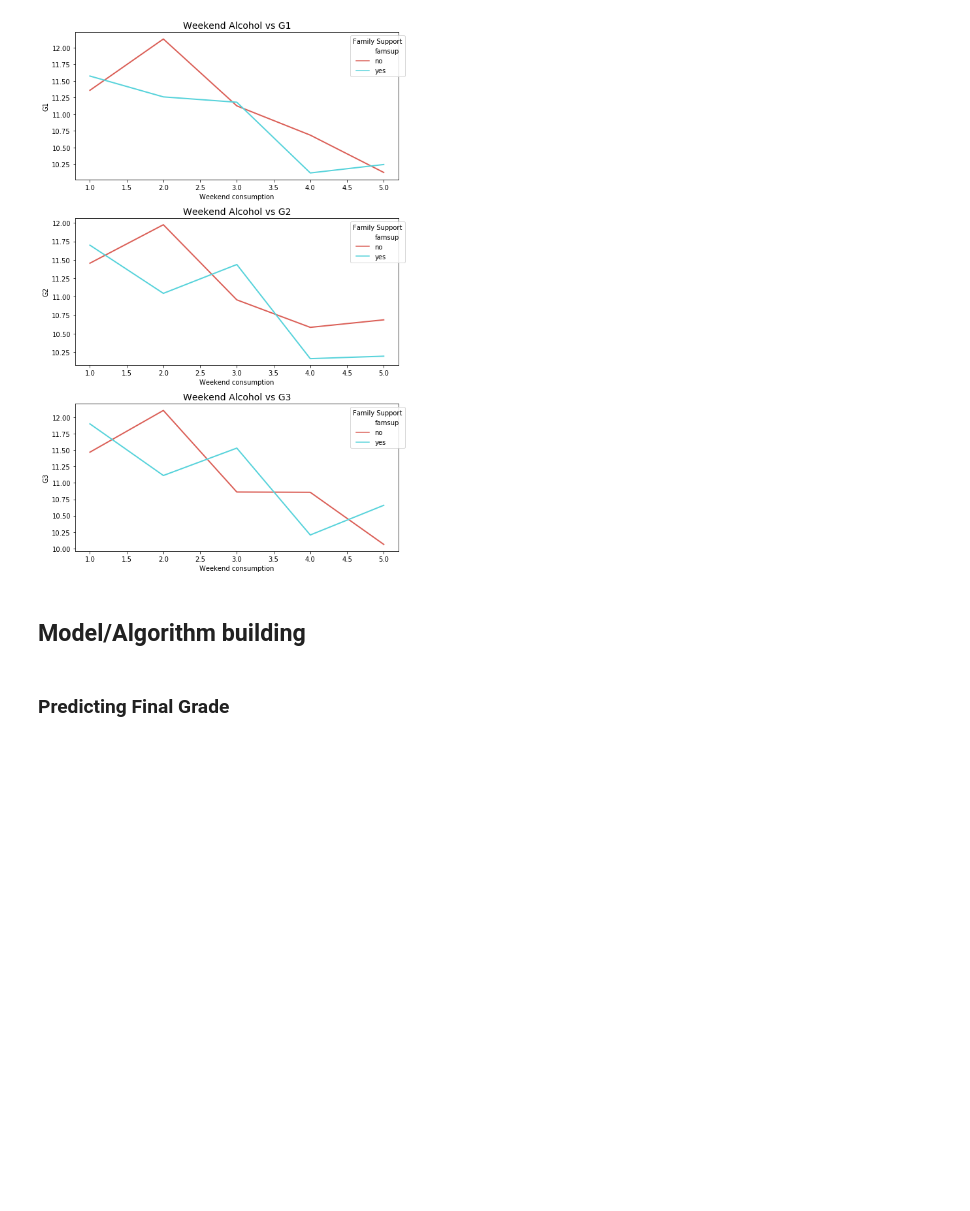
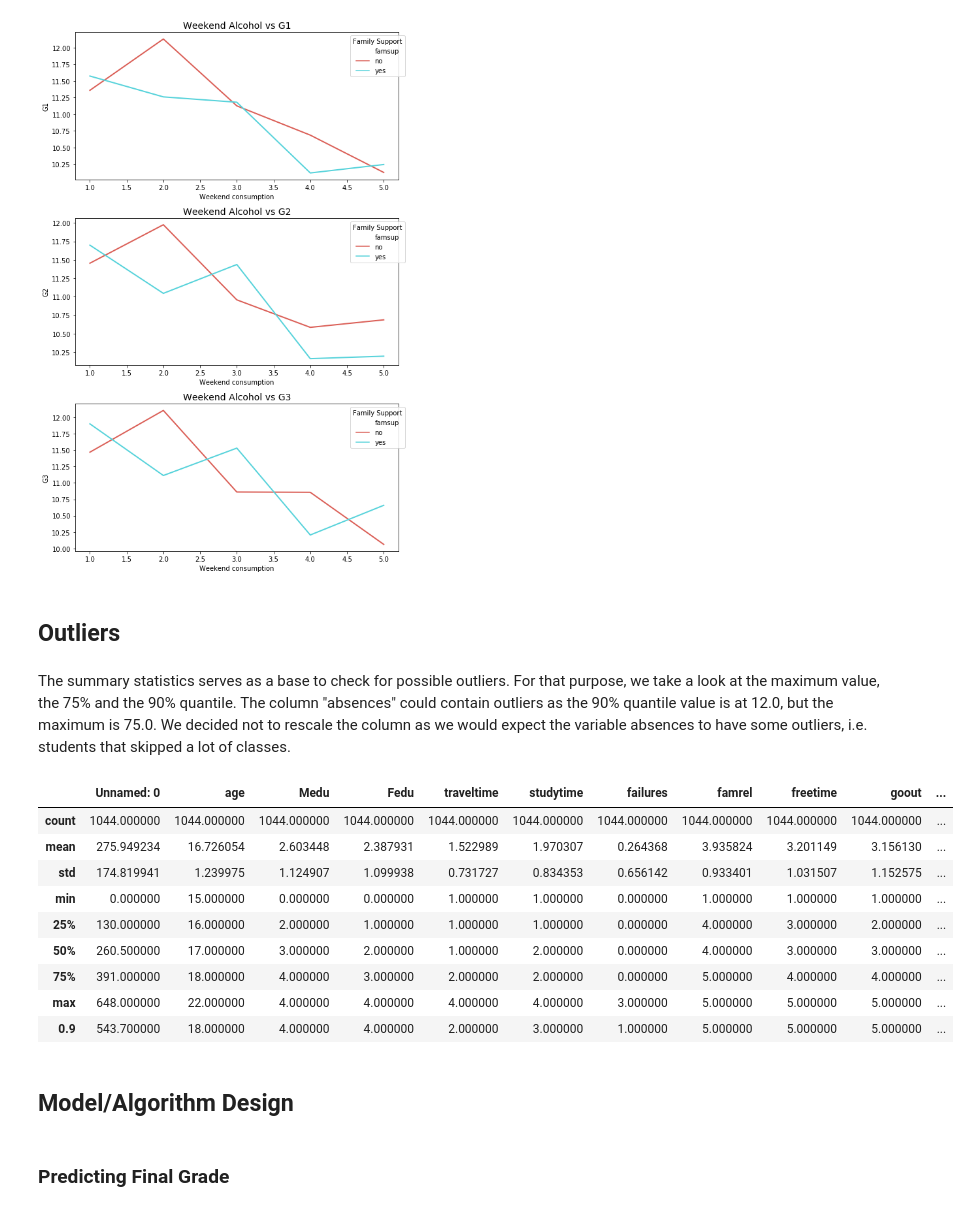
Before and after one commit to PaprikaSteiger/BigDataProject, a Jupyter notebook: BigDataProject-with model.ipynb, the cells around one changed output. Cells and saved outputs as stored; diff of their text form; code cells hidden in the pictures; blank space fills up the shorter version.

```diff
--- a/BigDataProject-with model.ipynb
+++ b/BigDataProject-with model.ipynb
@@ -335,8 +342,26 @@ for i,col in enumerate(Grade):
     plt.legend(fontsize = 10,bbox_to_anchor= (1.03, 1),title="Family Support")
 # %% [output]
 [figure]
+# %% [markdown]
+## Outliers
+# %% [markdown]
+The summary statistics serves as a base to check for possible outliers. For that purpose, we take a look at the maximum value, the 75% and the 90% quantile. The column "absences" could contain outliers as the 90% quantile value is at 12.0, but the maximum is 75.0. We decided not to rescale the column as we would expect the variable absences to have some outliers, i.e. students that skipped a lot of classes.
+# %%
+stats = data.describe()
+stats.append(data.quantile(0.9))
+# %% [output]
+|  | Unnamed: 0 | age | Medu | Fedu | traveltime | studytime | failures | famrel | freetime | goout | ... |
+| count | 1044.000000 | 1044.000000 | 1044.000000 | 1044.000000 | 1044.000000 | 1044.000000 | 1044.000000 | 1044.000000 | 1044.000000 | 1044.000000 | ... |
+| mean | 275.949234 | 16.726054 | 2.603448 | 2.387931 | 1.522989 | 1.970307 | 0.264368 | 3.935824 | 3.201149 | 3.156130 | ... |
+| std | 174.819941 | 1.239975 | 1.124907 | 1.099938 | 0.731727 | 0.834353 | 0.656142 | 0.933401 | 1.031507 | 1.152575 | ... |
+| min | 0.000000 | 15.000000 | 0.000000 | 0.000000 | 1.000000 | 1.000000 | 0.000000 | 1.000000 | 1.000000 | 1.000000 | ... |
+| 25% | 130.000000 | 16.000000 | 2.000000 | 1.000000 | 1.000000 | 1.000000 | 0.000000 | 4.000000 | 3.000000 | 2.000000 | ... |
+| 50% | 260.500000 | 17.000000 | 3.000000 | 2.000000 | 1.000000 | 2.000000 | 0.000000 | 4.000000 | 3.000000 | 3.000000 | ... |
+| 75% | 391.000000 | 18.000000 | 4.000000 | 3.000000 | 2.000000 | 2.000000 | 0.000000 | 5.000000 | 4.000000 | 4.000000 | ... |
+| max | 648.000000 | 22.000000 | 4.000000 | 4.000000 | 4.000000 | 4.000000 | 3.000000 | 5.000000 | 5.000000 | 5.000000 | ... |
+| 0.9 | 543.700000 | 18.000000 | 4.000000 | 4.000000 | 2.000000 | 3.000000 | 1.000000 | 5.000000 | 5.000000 | 5.000000 | ... |
 # %% [markdown]
-## Model/Algorithm building
+## Model/Algorithm Design
 # %% [markdown]
 ### Predicting Final Grade
 # %% [markdown]
```
Also changed, not shown: parts of 12 cells of this notebook, 3 other files.
